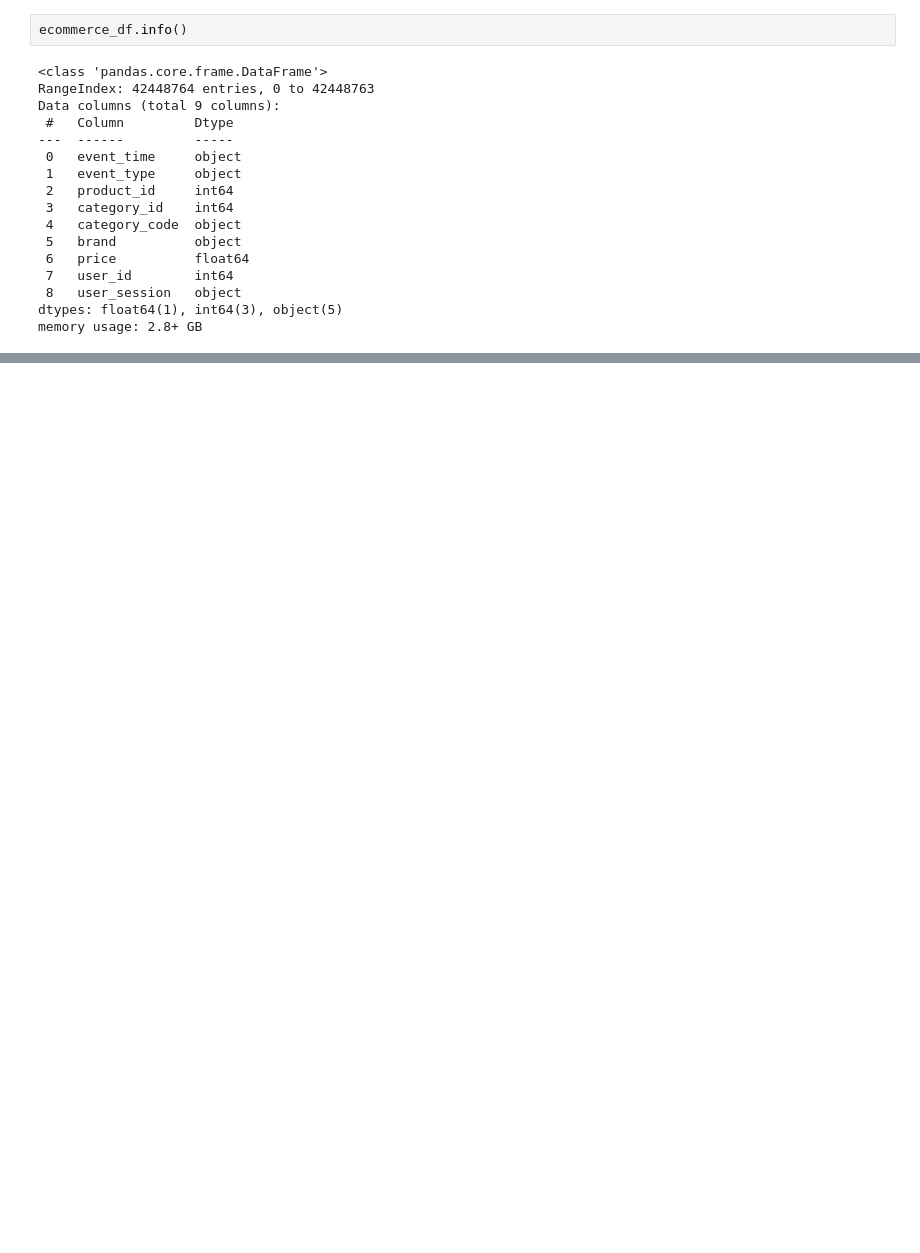
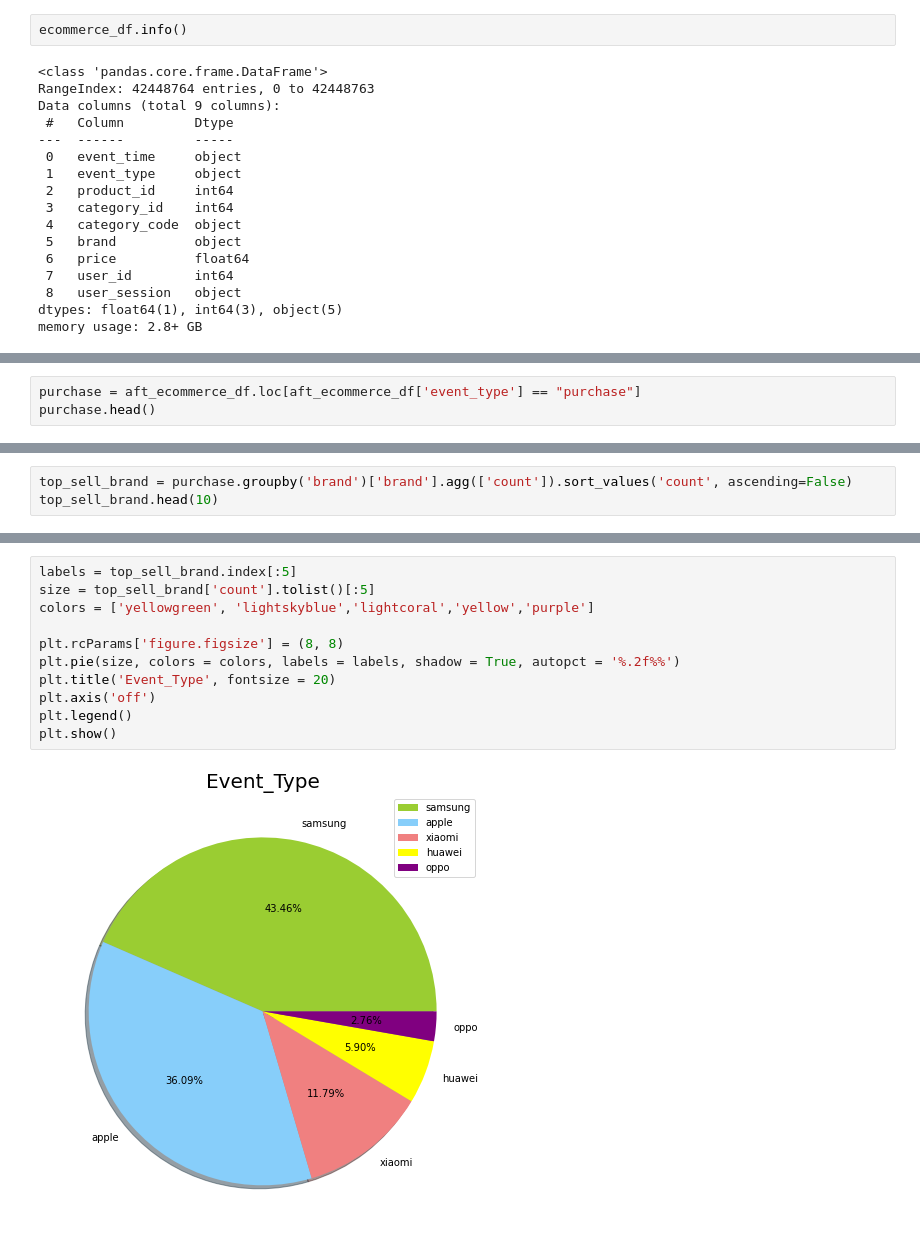
Before and after one commit to JunSeokCheon/eCommerce_weblog_analysis, a Jupyter notebook: eCommerce_weblog_preprocessing.ipynb, the cells around one changed output, grey strips where cells are left out. Saved outputs shown, nothing was run; the diff lists cells and outputs as text; blank space fills up the shorter version.

```diff
--- a/eCommerce_weblog_preprocessing.ipynb
+++ b/eCommerce_weblog_preprocessing.ipynb
@@ -87,0 +309,3 @@ ecommerce_df[ecommerce_df['product_id'] == 3900821]
+# %%
+purchase = aft_ecommerce_df.loc[aft_ecommerce_df['event_type'] == "purchase"]
+purchase.head()
@@ -87,0 +321,3 @@ ecommerce_df[ecommerce_df['product_id'] == 3900821]
+# %%
+top_sell_brand = purchase.groupby('brand')['brand'].agg(['count']).sort_values('count', ascending=False)
+top_sell_brand.head(10)
@@ -87,0 +337,13 @@ ecommerce_df[ecommerce_df['product_id'] == 3900821]
+# %%
+labels = top_sell_brand.index[:5]
+size = top_sell_brand['count'].tolist()[:5]
+colors = ['yellowgreen', 'lightskyblue','lightcoral','yellow','purple']
+
+plt.rcParams['figure.figsize'] = (8, 8)
+plt.pie(size, colors = colors, labels = labels, shadow = True, autopct = '%.2f%%')
+plt.title('Event_Type', fontsize = 20)
+plt.axis('off')
+plt.legend()
+plt.show()
+# %% [output]
+[figure, added]
```
Also changed, not shown: parts of 52 cells of this notebook.
